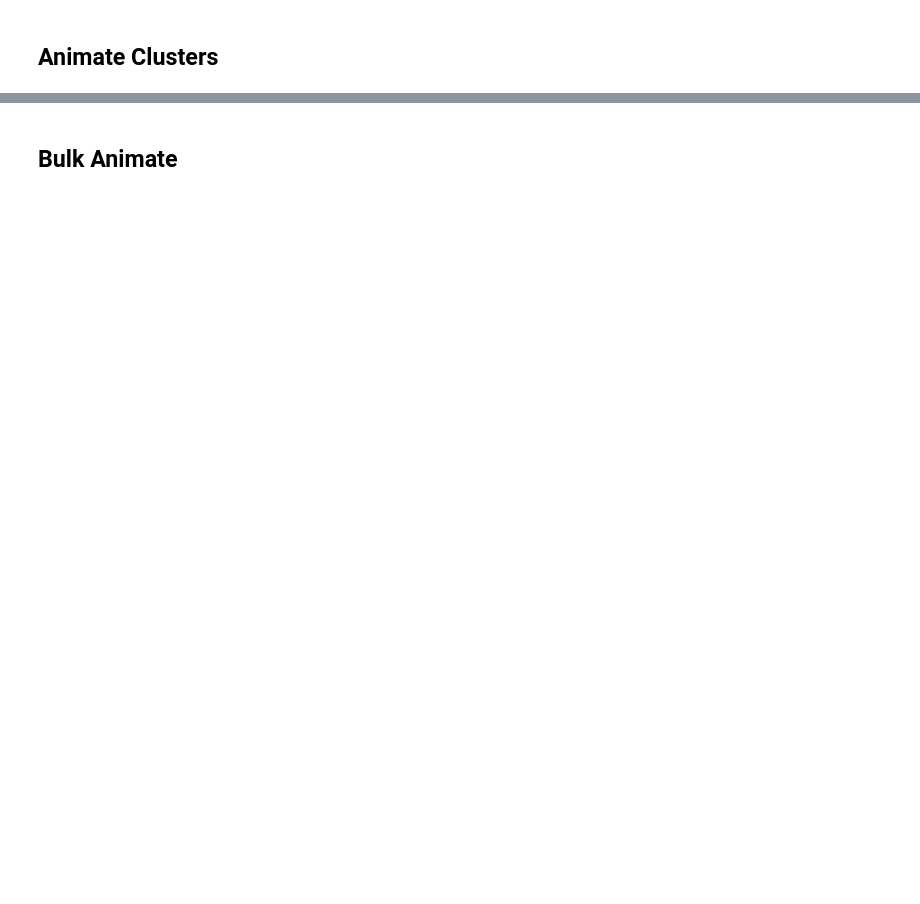
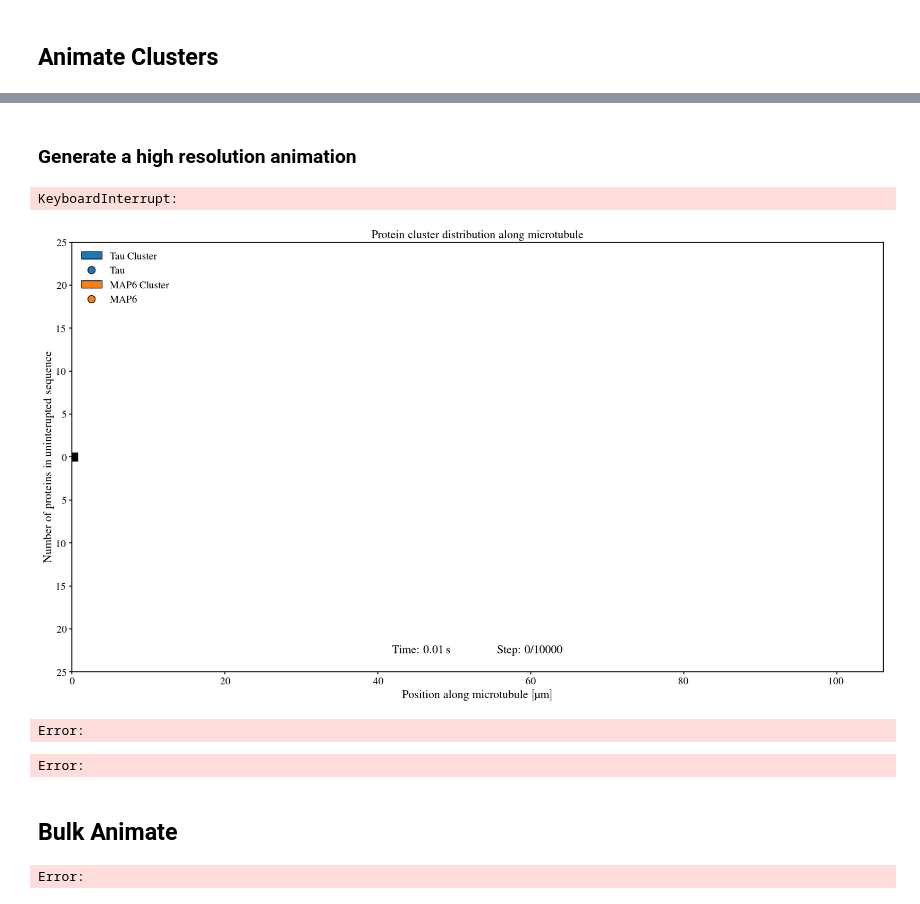
Before and after one commit to CWU-Computational-Biophysics/tau_mts, a Jupyter notebook: animations.ipynb, the cells around one changed output, grey strips where cells are left out. Drawn from its saved outputs; the diff is of its cells as text; code cells hidden in the pictures; blank space fills up the shorter version.

```diff
--- a/animations.ipynb
+++ b/animations.ipynb
@@ -115,5 +153,5 @@ Available simulations:
 # %%
 # define the name of the sim to animate
-sim_name = list(data_dict["sims"].keys())[0]
+sim_name = list(data_dict["sims"].keys())[11]
 print(f"Plotting '{sim_name}'.")
 # %% [output]
@@ -136,3 +185,30 @@ create_protein_animation(
+# %% [markdown]
+### Generate a high resolution animation
+# %%
+# make a full res animation that shows each time step
+# configure animation properties
+frame_rate = 30
+anim_time = 10
+full_frame_rate = 50
+
+# run this animation at 50 fps
+# get the number of time steps
+time_steps = data_dict["df"].loc[sim_name]["steps"]
+full_anim_time = int(time_steps / full_frame_rate)
+create_protein_animation(
+    save_path=ANIMATION_DIR / f"{sim_name}_animation_proteins_full.mp4",
+    sim_name=sim_name,
+    data_dict=data_dict,
+    frame_rate=full_frame_rate,
+    anim_time=full_anim_time,
+    overwrite=True,
+    protein_points_size=30,
+    binding_ticks=True)
+# %% [output]
+KeyboardInterrupt:
+[figure, added]
+Error:
+Error:
 # %% [markdown]
 ## Bulk Animate
 # %%
@@ -169,3 +245,5 @@ for sim_name in data_dict["sims"].keys():
         overwrite=True,
         protein_points_size=30,
         binding_ticks=True)
+# %% [output]
+Error:
```
Also changed, not shown: parts of 11 cells of this notebook, 5 other files.
